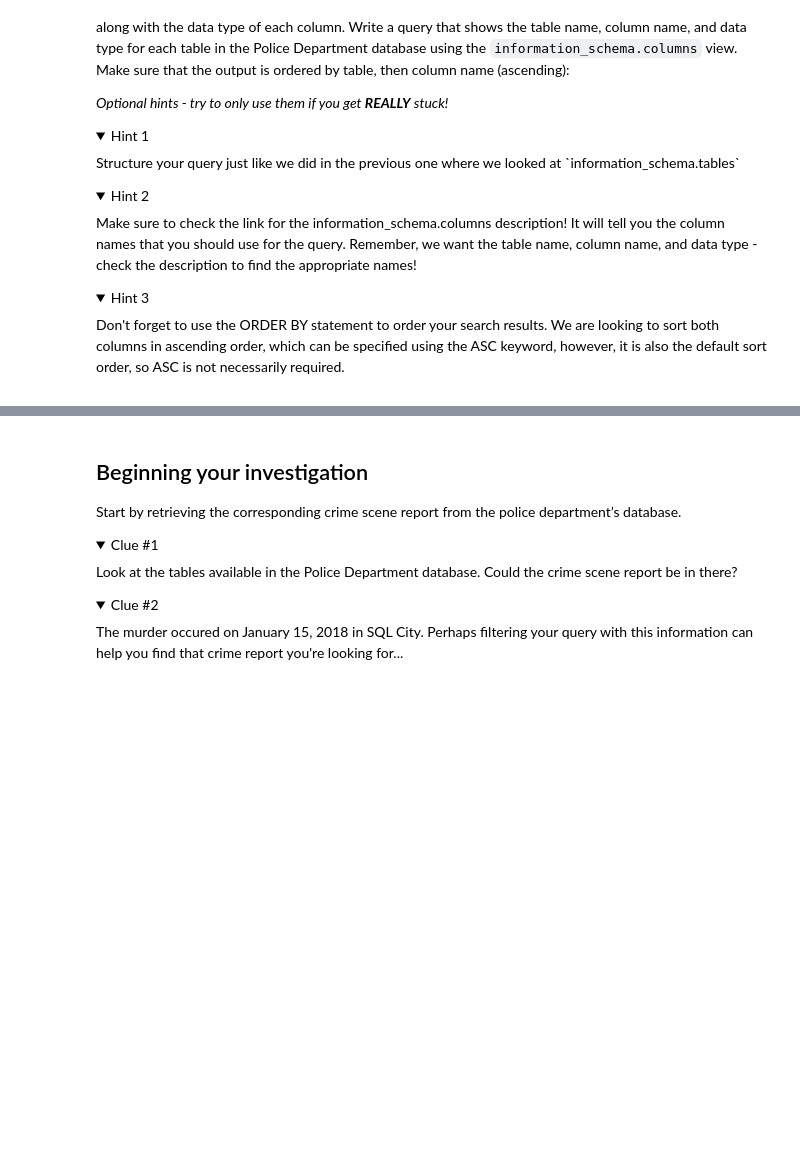
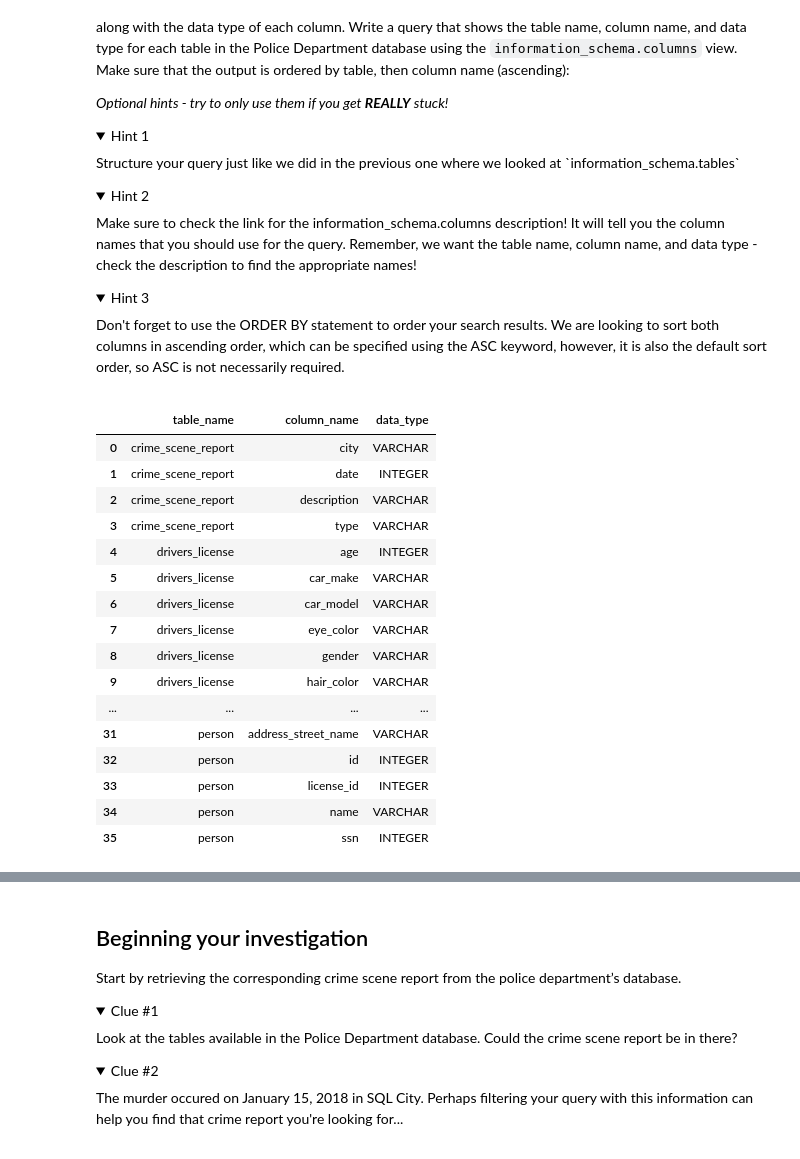
Before and after one commit to Fri03/COOP, a Jupyter notebook: notebooks/COOP_SQL_Murder_Mystery.ipynb, the cells around one changed output, grey strips where cells are left out. Cells and saved outputs as stored; diff of their text form; code cells hidden in the pictures; folded sections open; blank space fills up the shorter version.

```diff
--- a/notebooks/COOP_SQL_Murder_Mystery.ipynb
+++ b/notebooks/COOP_SQL_Murder_Mystery.ipynb
@@ -87,3 +97,26 @@ Great! Now that you know what tables are available, it's time to find out the co
+# %%
+%%sql
+SELECT table_name, column_name, data_type
+FROM information_schema.columns
+ORDER BY table_name, column_name
+# %% [output]
+|  | table_name | column_name | data_type |
+| 0 | crime_scene_report | city | VARCHAR |
+| 1 | crime_scene_report | date | INTEGER |
+| 2 | crime_scene_report | description | VARCHAR |
+| 3 | crime_scene_report | type | VARCHAR |
+| 4 | drivers_license | age | INTEGER |
+| 5 | drivers_license | car_make | VARCHAR |
+| 6 | drivers_license | car_model | VARCHAR |
+| 7 | drivers_license | eye_color | VARCHAR |
+| 8 | drivers_license | gender | VARCHAR |
+| 9 | drivers_license | hair_color | VARCHAR |
+| ... | ... | ... | ... |
+| 31 | person | address_street_name | VARCHAR |
+| 32 | person | id | INTEGER |
+| 33 | person | license_id | INTEGER |
+| 34 | person | name | VARCHAR |
+| 35 | person | ssn | INTEGER |
 # %% [markdown]
 ### Entity Relationship Diagram (Optional)
 
```
Also changed, not shown: parts of 15 cells of this notebook.
